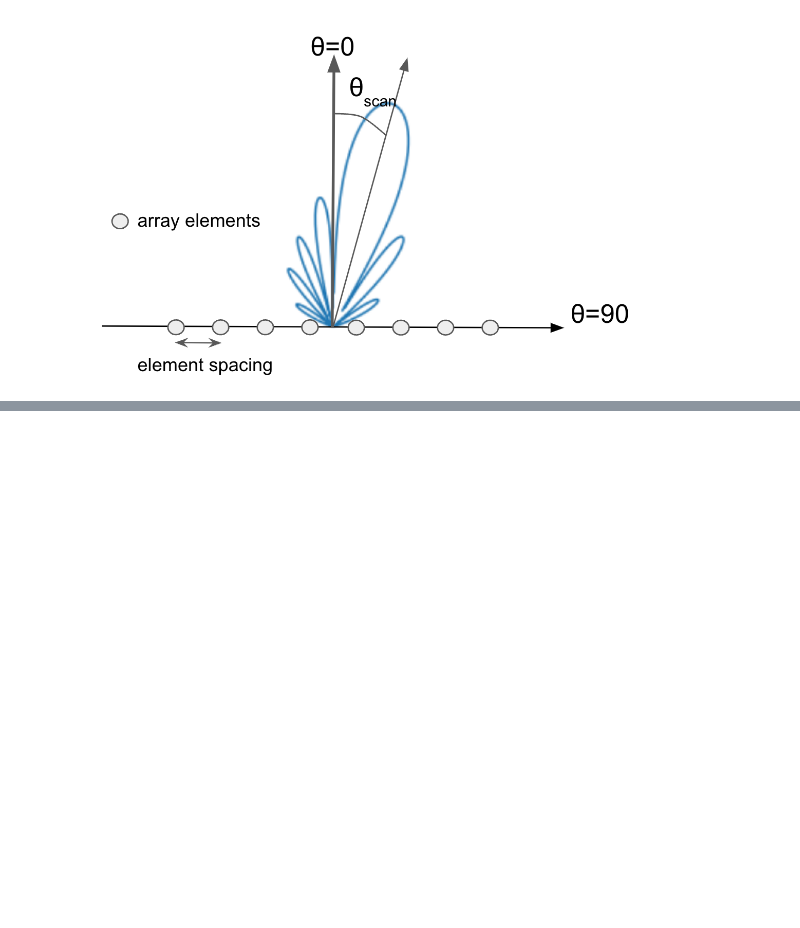
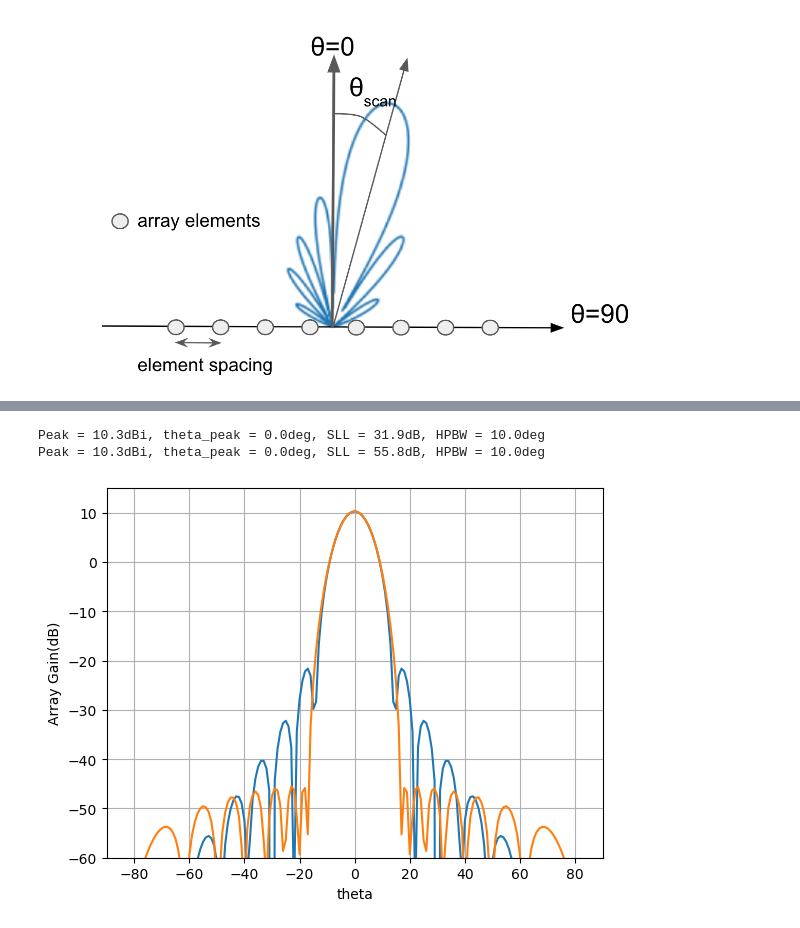
Before and after one commit to mimfar/antenna_array, a Jupyter notebook: Examples.ipynb, the cells around one changed output, grey strips where cells are left out. Saved outputs shown, nothing was run; the diff lists cells and outputs as text; code cells hidden in the pictures; blank space fills up the shorter version.

```diff
--- a/Examples.ipynb
+++ b/Examples.ipynb
@@ -128,0 +243,21 @@ ax_inset.set_xlabel('x(wavelength)');
+# %%
+#%% Linear Array Class with amplitude tapering Example
+from linear_array import LinearArray
+num_elem = 16# number of elements
+element_spacing = 0.5
+scan_angle = 0
+la = LinearArray(num_elem,element_spacing,scan_angle=scan_angle,window='hann')
+la.calc_AF
+ff = plt.figure()
+_,ax1 = la.plot_pattern(fig=ff,marker='-',xlim=(-90,90),ylim=(-60,15))
+params = la.calc_peak_sll_hpbw_calc()
+print('Peak = {:1.1f}dBi, theta_peak = {:1.1f}deg, SLL = {:1.1f}dB, HPBW = {:1.1f}deg'.format(*params))
+la.SLL = 55
+la.calc_AF
+_,ax2 = la.plot_pattern(fig=ff,marker='-',xlim=(-90,90),ylim=(-60,15),xlab='theta',ylab='Array Gain(dB)')
+params = la.calc_peak_sll_hpbw_calc()
+print('Peak = {:1.1f}dBi, theta_peak = {:1.1f}deg, SLL = {:1.1f}dB, HPBW = {:1.1f}deg'.format(*params))
+# %% [output]
+Peak = 10.3dBi, theta_peak = 0.0deg, SLL = 31.9dB, HPBW = 10.0deg
+Peak = 10.3dBi, theta_peak = 0.0deg, SLL = 55.8dB, HPBW = 10.0deg
+[figure, added]
```
Also changed, not shown: parts of 8 cells of this notebook, 3 other files.
